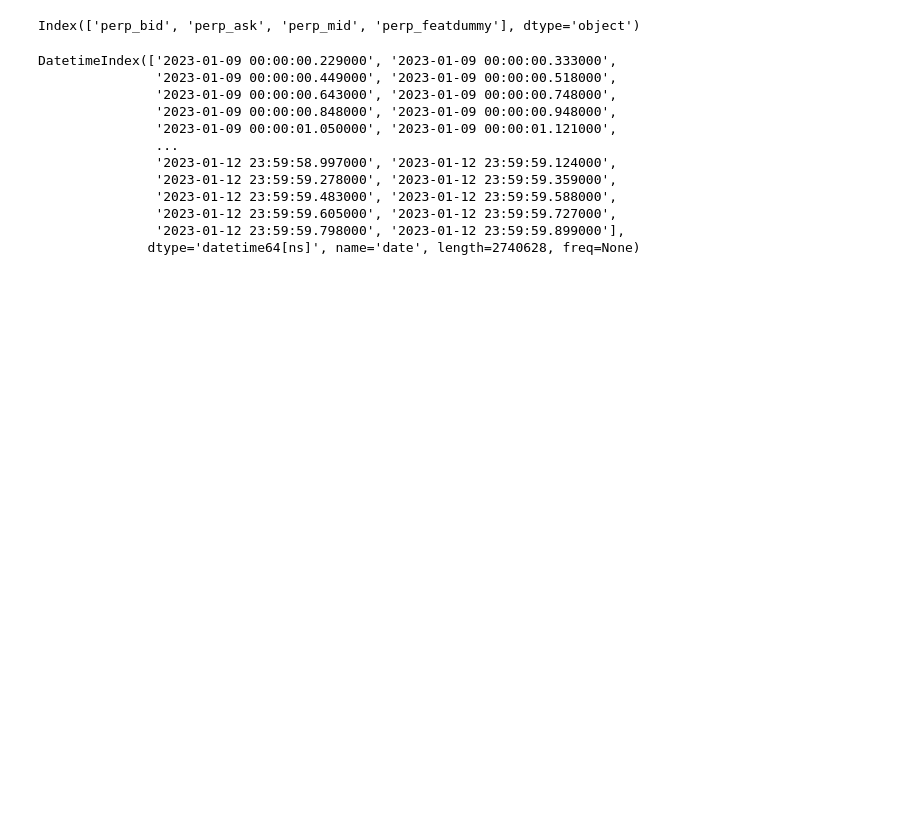
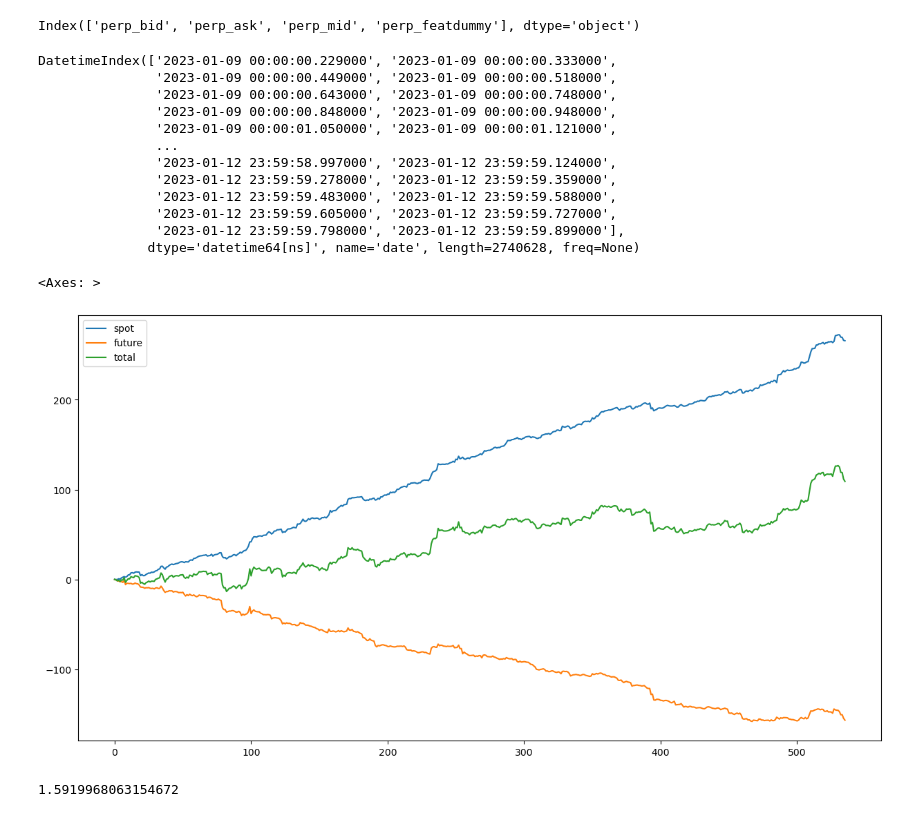
Before and after one commit to NickyBenz/mm_tester, a Jupyter notebook: mmtester/data_generator/temp.ipynb, the cells around one changed output. Drawn from its saved outputs; the diff is of its cells as text; code cells hidden in the pictures; blank space fills up the shorter version.

```diff
--- a/mmtester/data_generator/temp.ipynb
+++ b/mmtester/data_generator/temp.ipynb
@@ -28,3 +28,21 @@ DatetimeIndex(['2023-01-09 00:00:00.229000', '2023-01-09 00:00:00.333000',
                '2023-01-12 23:59:59.605000', '2023-01-12 23:59:59.727000',
                '2023-01-12 23:59:59.798000', '2023-01-12 23:59:59.899000'],
               dtype='datetime64[ns]', name='date', length=2740628, freq=None)
+# %%
+perp = pd.read_csv("../../perp.csv", header=0, index_col=0)
+future = pd.read_csv("../../future.csv", header=0, index_col=0)
+# %%
+perp['future'] = future['return']
+perp['spot'] = perp['return']
+perp['total'] = perp['return'] + perp['future']
+# %%
+perp[['spot', 'future', 'total']].cumsum().plot(figsize=(15, 8))
+# %% [output]
+<Axes: >
+[figure, added]
+# %%
+import numpy as np
+
+perp['total'].mean() / perp['total'].std() * np.sqrt(365)
+# %% [output]
+1.5919968063154672
```
Also changed, not shown: parts of 1 cell of this notebook, 11 other files.
